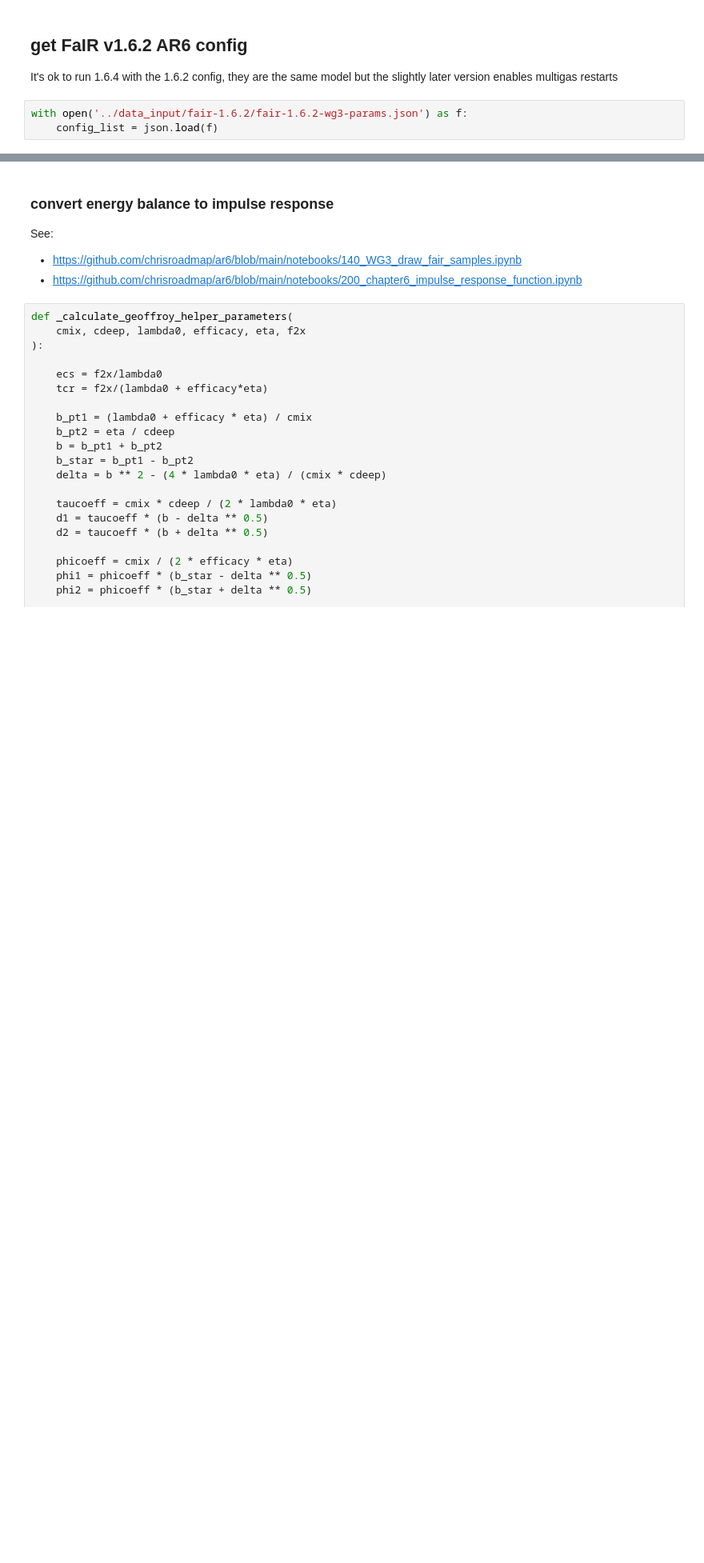
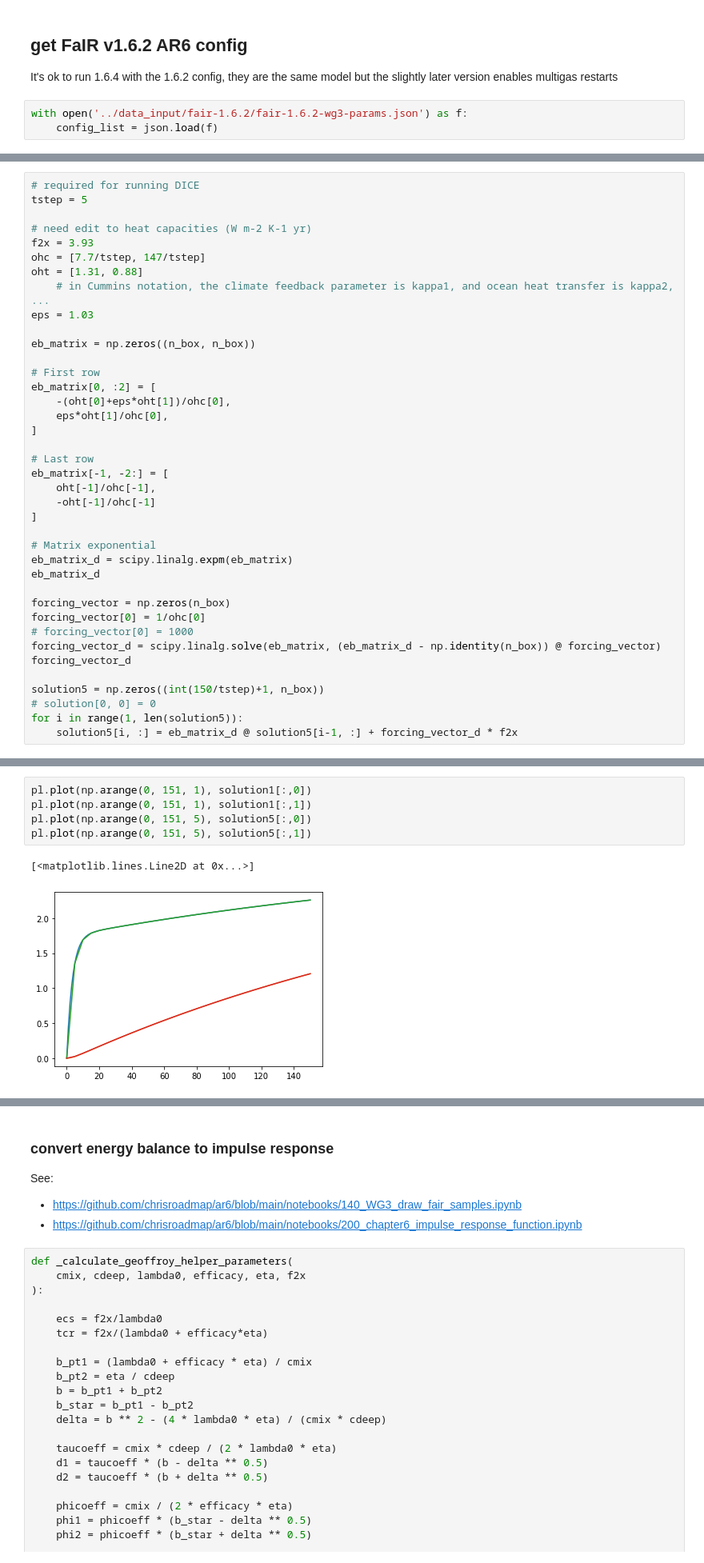
Before and after one commit to chrisroadmap/ar6-carbon-boxes, a Jupyter notebook: notebooks/010_grab-carbon-boxes.ipynb, the cells around one changed output, grey strips where cells are left out. Shown at 80% size. Drawn from its saved outputs; the diff is of its cells as text; blank space fills up the shorter version.

Commit message:
updates for fair with dice

```diff
--- a/notebooks/010_grab-carbon-boxes.ipynb
+++ b/notebooks/010_grab-carbon-boxes.ipynb
@@ -107,0 +196,39 @@ with open('../data_input/fair-1.6.2/fair-1.6.2-wg3-params.json') as f:
+# %%
+# required for running DICE
+tstep = 5
+
+# need edit to heat capacities (W m-2 K-1 yr)
+f2x = 3.93
+ohc = [7.7/tstep, 147/tstep]
+oht = [1.31, 0.88]
+    # in Cummins notation, the climate feedback parameter is kappa1, and ocean heat transfer is kappa2, ...
+eps = 1.03
+
+eb_matrix = np.zeros((n_box, n_box))
+
+# First row
+eb_matrix[0, :2] = [
+    -(oht[0]+eps*oht[1])/ohc[0],
+    eps*oht[1]/ohc[0],
+]
+
+# Last row
+eb_matrix[-1, -2:] = [
+    oht[-1]/ohc[-1],
+    -oht[-1]/ohc[-1]
+]
+
+# Matrix exponential
+eb_matrix_d = scipy.linalg.expm(eb_matrix)
+eb_matrix_d
+
+forcing_vector = np.zeros(n_box)
+forcing_vector[0] = 1/ohc[0]
+# forcing_vector[0] = 1000
+forcing_vector_d = scipy.linalg.solve(eb_matrix, (eb_matrix_d - np.identity(n_box)) @ forcing_vector)
+forcing_vector_d
+
+solution5 = np.zeros((int(150/tstep)+1, n_box))
+# solution[0, 0] = 0
+for i in range(1, len(solution5)):
+    solution5[i, :] = eb_matrix_d @ solution5[i-1, :] + forcing_vector_d * f2x
@@ -108,3 +281,11 @@ with open('../data_input/fair-1.6.2/fair-1.6.2-wg3-params.json') as f:
+# %%
+pl.plot(np.arange(0, 151, 1), solution1[:,0])
+pl.plot(np.arange(0, 151, 1), solution1[:,1])
+pl.plot(np.arange(0, 151, 5), solution5[:,0])
+pl.plot(np.arange(0, 151, 5), solution5[:,1])
+# %% [output]
+[<matplotlib.lines.Line2D at 0x...>]
+[figure, added]
 # %% [markdown]
 ## define convenience functions for running FaIR
 
```
Also changed, not shown: parts of 30 cells of this notebook, 5 other files.
